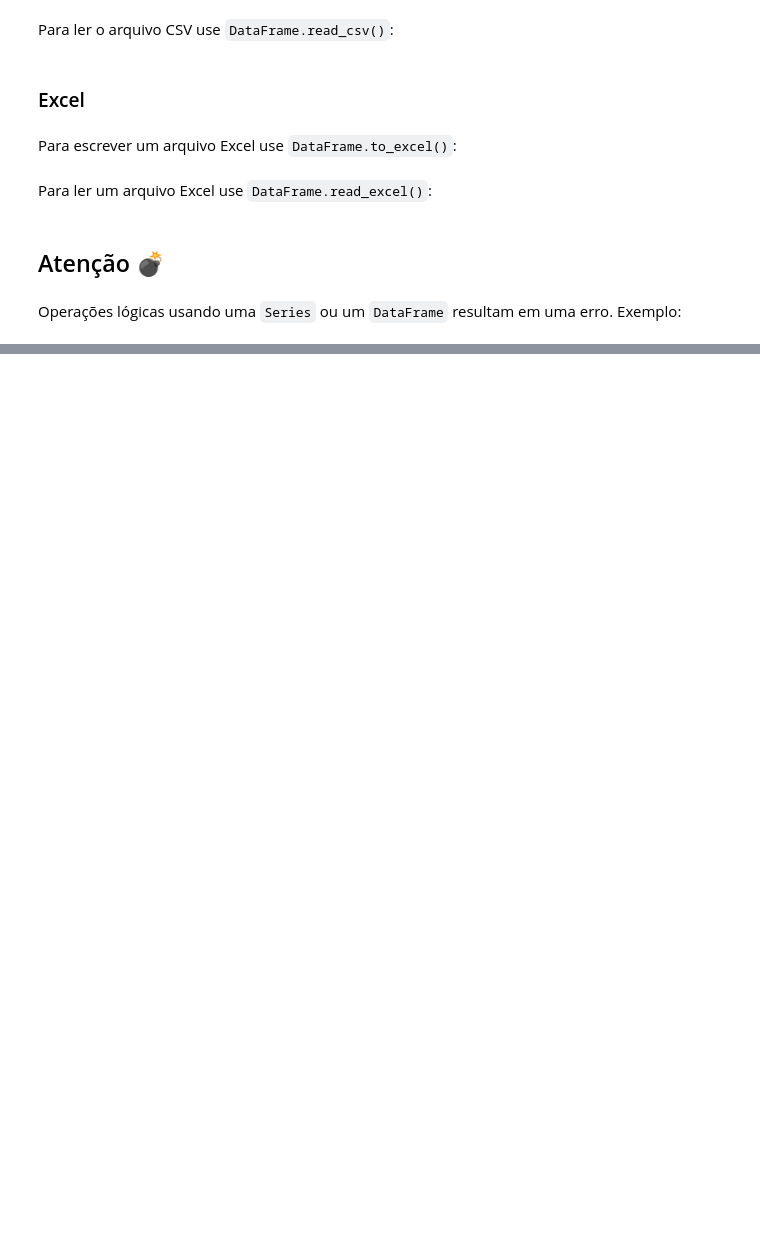
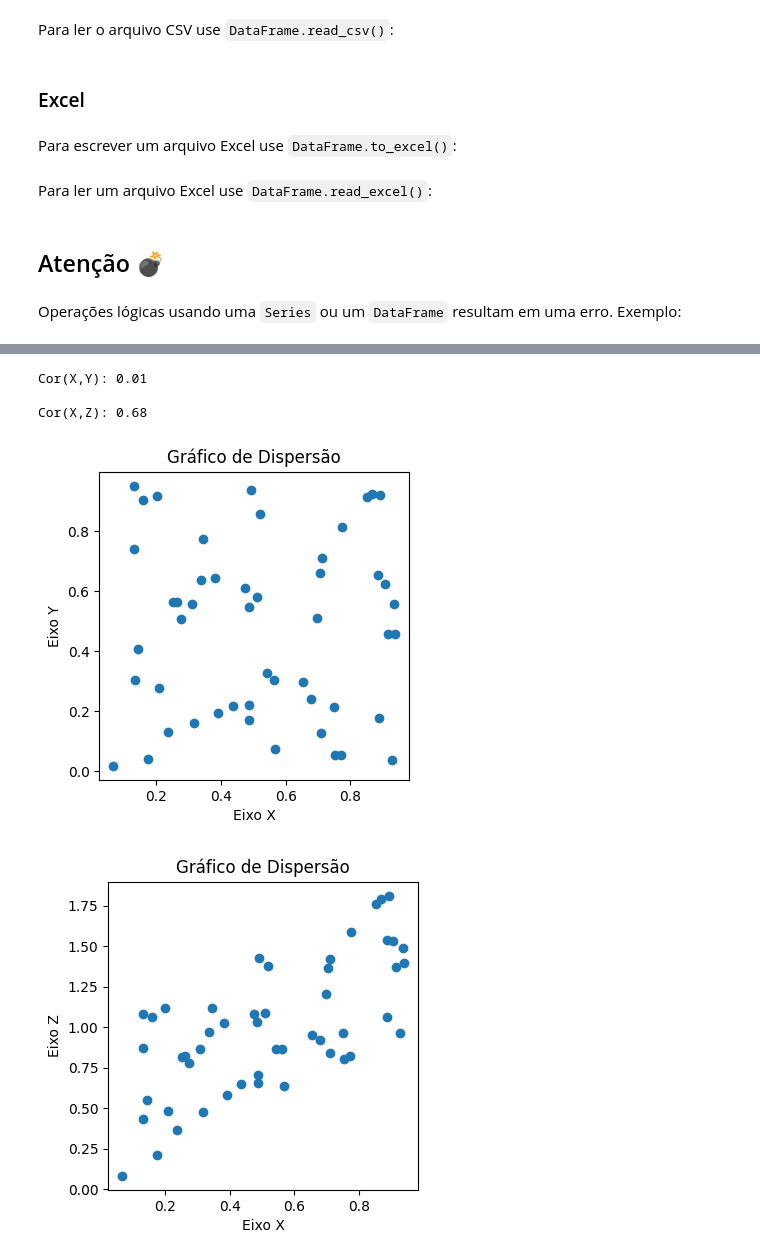
Before and after one commit to py241031342/CEE2, a Jupyter notebook: aulas.ipynb, the cells around one changed output, grey strips where cells are left out. Saved outputs shown, nothing was run; the diff lists cells and outputs as text; code cells hidden in the pictures; blank space fills up the shorter version.

```diff
--- a/aulas.ipynb
+++ b/aulas.ipynb
@@ -4087,0 +4030,31 @@ Operações lógicas usando uma `Series` ou um `DataFrame` resultam em uma erro.
+# %%
+# Dados aleatórios
+x = np.random.rand(50)
+y = np.random.rand(50)
+z = x + y
+
+print( "\nCor(X,Y):", round( np.corrcoef(x,y)[0,1], 2) )
+print( "\nCor(X,Z):", round( np.corrcoef(x,z)[0,1], 2) )
+print( "\n" )
+
+# Gráfico de dispersão (X vs Y)
+plt.figure(figsize=(4, 4))
+plt.scatter(x, y)
+plt.title("Gráfico de Dispersão")
+plt.xlabel("Eixo X")
+plt.ylabel("Eixo Y")
+plt.show()
+
+# Gráfico de dispersão (X vs Z)
+plt.figure(figsize=(4, 4))
+plt.scatter(x, z)
+plt.title("Gráfico de Dispersão")
+plt.xlabel("Eixo X")
+plt.ylabel("Eixo Z")
+plt.show()
+# %% [output]
+Cor(X,Y): 0.01
+
+Cor(X,Z): 0.68
+[figure, added]
+[figure, added]
```
Also changed, not shown: parts of 51 cells of this notebook.
